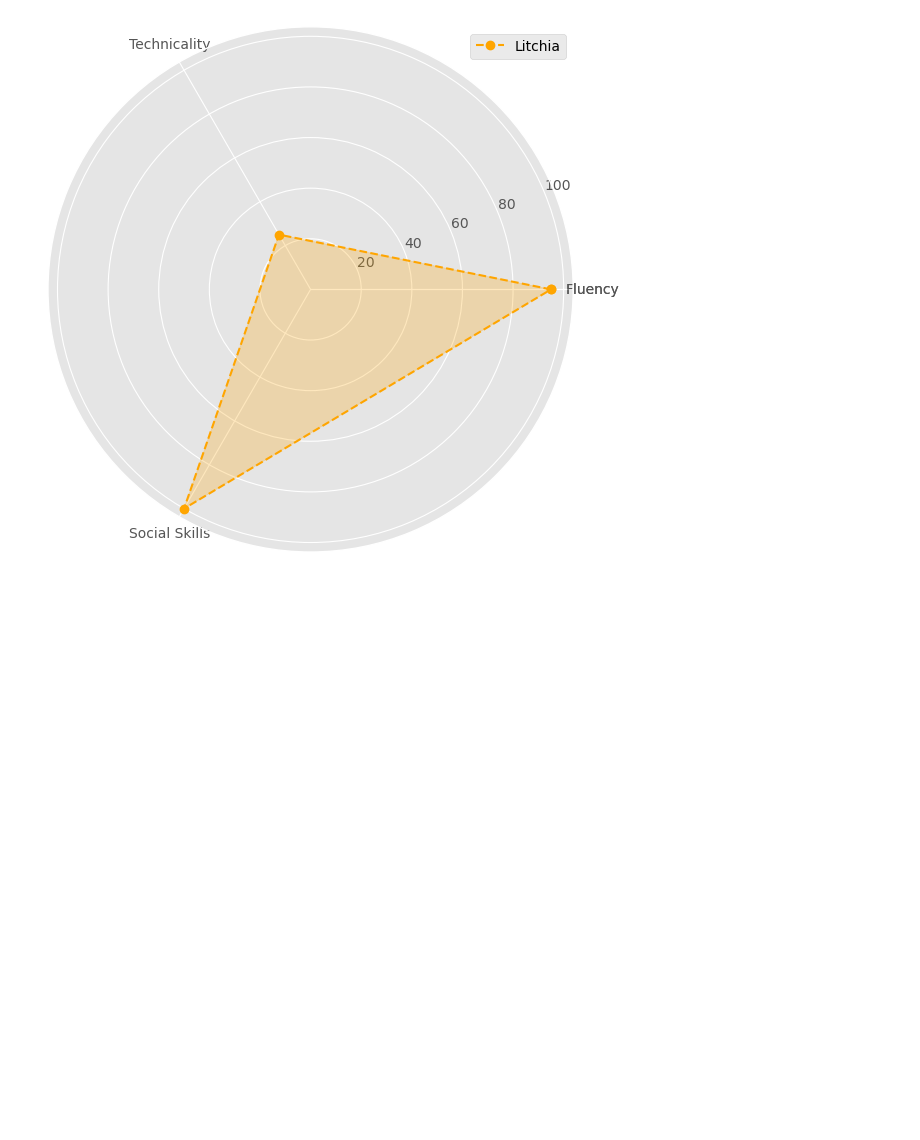
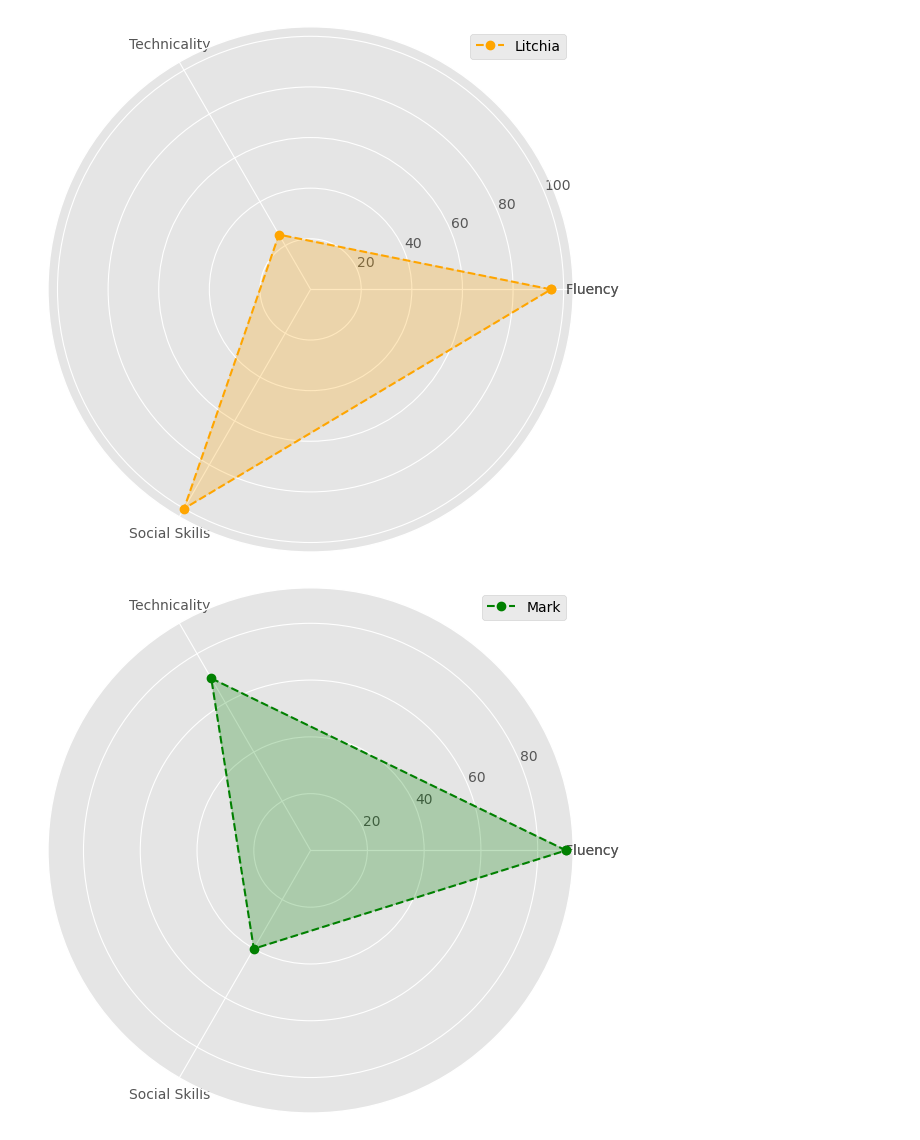
Before and after one commit to Oz174/NLP_Module, a Jupyter notebook: SpyderGraph.ipynb, the cells around one changed output. Cells and saved outputs as stored; diff of their text form; code cells hidden in the pictures; blank space fills up the shorter version.

Commit message:
implemented a function named generate_spider_graph

```diff
--- a/SpyderGraph.ipynb
+++ b/SpyderGraph.ipynb
@@ -5,6 +5,7 @@ plt.style.use('ggplot')
 # %%
 subjects=['PHY','CHEM','BIO','MATH', 'ECO']
 scores = ['Fluency' , 'Technicality' , 'Social Skills']
+scores_dict = {'Fluency':90 , 'Technicality':30 , 'Social Skills':40}
 
 Mark = [40 , 90 , 65]
 Litchia = [95 , 25 , 100]
@@ -14,8 +15,10 @@ bob=[81,30,75,37,46]
 # %%
 angles=np.linspace(0,2*np.pi,len(subjects), endpoint=False) #=> Idk what's the difference
 scores_angles = np.linspace(0,2*np.pi,len(scores) , endpoint = False)
+scores_dict_angles = np.linspace(0,2*np.pi,len(scores_dict) , endpoint = False)
 print(scores_angles)
 print(angles)
+print(scores_dict_angles)
 # %% [output]
 [0.        2.0943951 4.1887902]
 [0.         1.25663706 2.51327412 3.76991118 5.02654825]
@@ -24,6 +28,8 @@ angles = np.concatenate((angles, [angles[0]]))
 print(angles)
 scores_angles = np.concatenate((scores_angles, [scores_angles[0]])) #=> 34an n3ml cycle
 print(scores_angles)
+scores_dict_angles = np.concatenate((scores_dict_angles, [scores_dict_angles[0]])) #=> 34an n3ml cycle
+print(scores_dict_angles)
 # %% [output]
 [0.         1.25663706 2.51327412 3.76991118 5.02654825 0.        ]
 [0.        2.0943951 4.1887902 0.       ]
@@ -168,0 +114,31 @@ for row in range(0, len(df.index)):
+# %%
+def spider_graph_generator(scores:dict , name:str):
+    #split the dict into 2 lists
+    scores_dict = scores
+    scores = list(scores_dict.values())
+    scores_dict = list(scores_dict.keys())
+
+
+    scores_dict_angles = np.linspace(0,2*np.pi,len(scores) , endpoint = False)
+    scores_dict_angles = np.concatenate((scores_dict_angles, [scores_dict_angles[0]]))
+    scores.append(scores[0])
+    scores_dict.append(scores_dict[0])
+
+    fig=plt.figure(figsize=(6,6))
+    ax=fig.add_subplot(polar=True)
+    #basic plot
+    ax.plot(scores_dict_angles,scores, 'o--', color='g', label=name)
+    #fill plot
+    ax.fill(scores_dict_angles, scores, alpha=0.25, color='g')
+    #Add labels
+    ax.set_thetagrids(scores_dict_angles * 180/np.pi, scores_dict)
+    plt.grid(True)
+    plt.tight_layout()
+    plt.legend()
+    plt.show()
+# %%
+scores_dict = {'Fluency':90 , 'Technicality':70 , 'Social Skills':40}
+
+spider_graph_generator(scores_dict , 'Mark')
+# %% [output]
+[figure, added]
```
Also changed, not shown: parts of 4 cells of this notebook.
